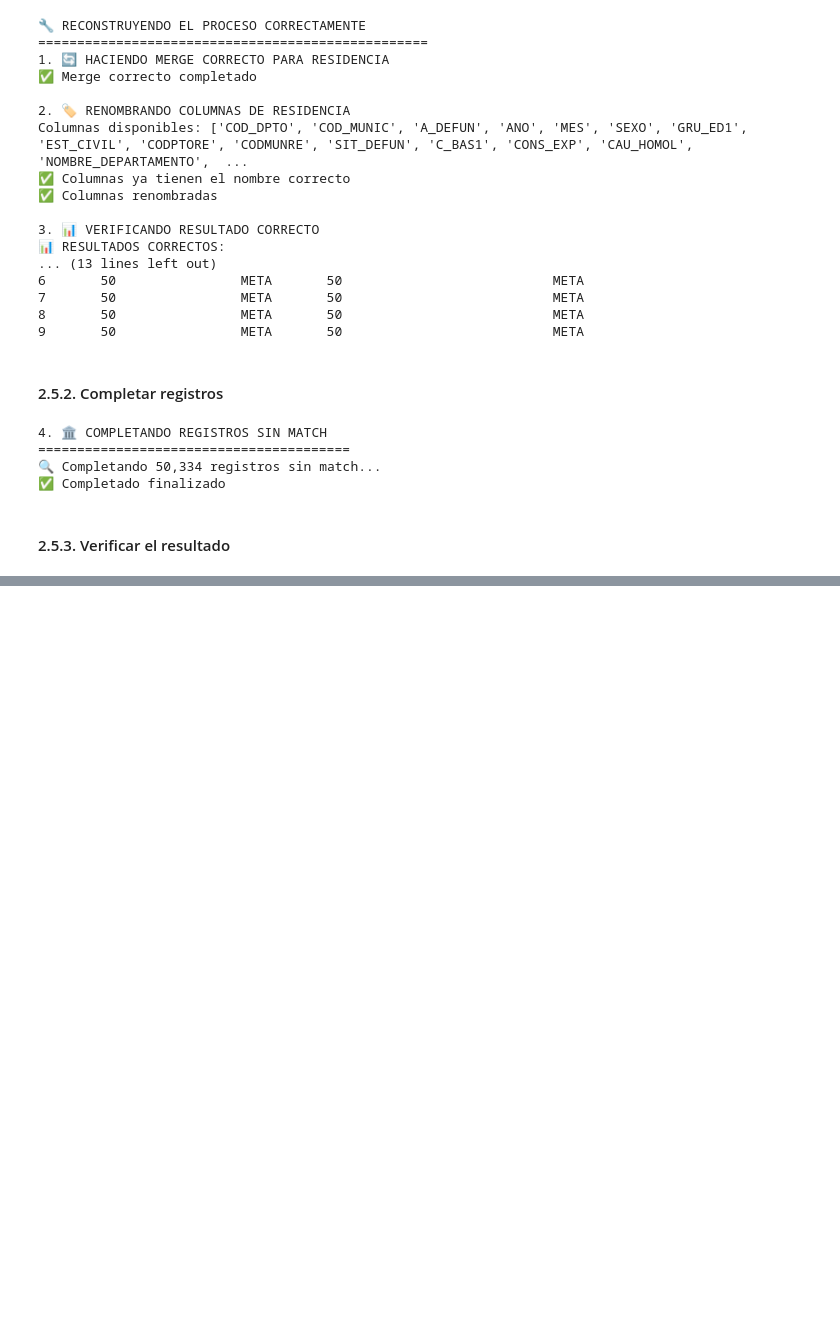
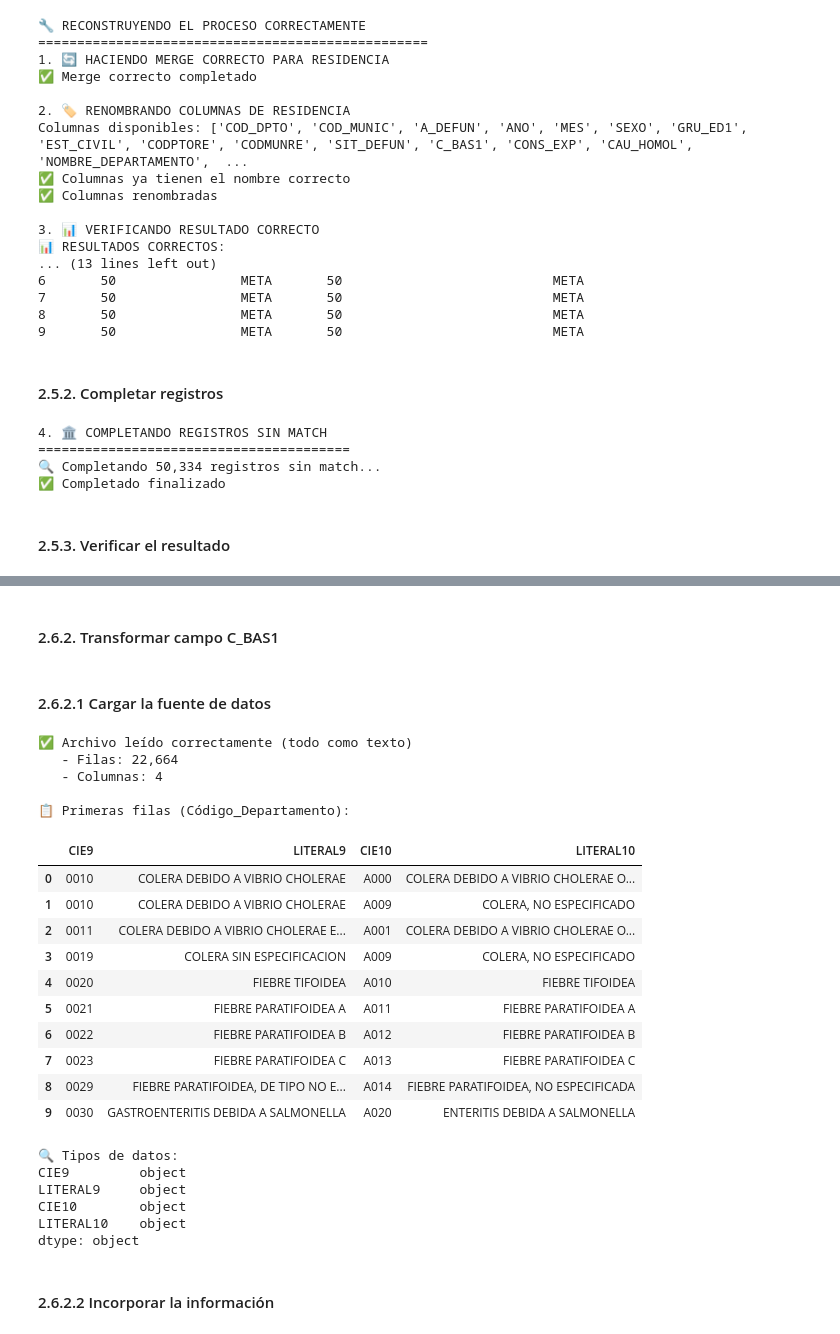
Before and after one commit to Geral2001/Proyecto_DSA, a Jupyter notebook: Analisis_Exploratorio_Datos.ipynb, the cells around one changed output, grey strips where cells are left out. Saved outputs shown, nothing was run; the diff lists cells and outputs as text; code cells hidden in the pictures; blank space fills up the shorter version.

```diff
--- a/Analisis_Exploratorio_Datos.ipynb
+++ b/Analisis_Exploratorio_Datos.ipynb
@@ -782,0 +966,52 @@ TypeError: unsupported operand type(s) for +: 'int' and 'str'
+# %% [markdown]
+#### 2.6.2. Transformar campo C_BAS1
+# %% [markdown]
+#### 2.6.2.1 Cargar la fuente de datos
+# %%
+# Ruta del archivo CIE (Clasificacin Internacional de Enfermedades)
+ruta_archivo = "data/raw/Referenciales/CIE_9_10.xls"
+
+# Leer todo como texto para preservar formatos
+try:
+    CIE = pd.read_excel(
+        ruta_archivo
+    )
+    print(f"✅ Archivo leído correctamente (todo como texto)")
+    print(f"   - Filas: {len(CIE):,}")
+    print(f"   - Columnas: {len(CIE.columns)}")
+
+    # Verificar que se mantienen los formatos
+    print(f"\n📋 Primeras filas (Código_Departamento):")
+    display(CIE.head(10))
+    print("\n")
+
+    print(f"\n🔍 Tipos de datos:")
+    print(CIE.dtypes)
+
+except Exception as e:
+    print(f"❌ Error: {e}")
+# %% [output]
+✅ Archivo leído correctamente (todo como texto)
+   - Filas: 22,664
+   - Columnas: 4
+
+📋 Primeras filas (Código_Departamento):
+|  | CIE9 | LITERAL9 | CIE10 | LITERAL10 |
+| 0 | 0010 | COLERA DEBIDO A VIBRIO CHOLERAE | A000 | COLERA DEBIDO A VIBRIO CHOLERAE O... |
+| 1 | 0010 | COLERA DEBIDO A VIBRIO CHOLERAE | A009 | COLERA, NO ESPECIFICADO |
+| 2 | 0011 | COLERA DEBIDO A VIBRIO CHOLERAE E... | A001 | COLERA DEBIDO A VIBRIO CHOLERAE O... |
+| 3 | 0019 | COLERA SIN ESPECIFICACION | A009 | COLERA, NO ESPECIFICADO |
+| 4 | 0020 | FIEBRE TIFOIDEA | A010 | FIEBRE TIFOIDEA |
+| 5 | 0021 | FIEBRE PARATIFOIDEA A | A011 | FIEBRE PARATIFOIDEA A |
+| 6 | 0022 | FIEBRE PARATIFOIDEA B | A012 | FIEBRE PARATIFOIDEA B |
+| 7 | 0023 | FIEBRE PARATIFOIDEA C | A013 | FIEBRE PARATIFOIDEA C |
+| 8 | 0029 | FIEBRE PARATIFOIDEA, DE TIPO NO E... | A014 | FIEBRE PARATIFOIDEA, NO ESPECIFICADA |
+| 9 | 0030 | GASTROENTERITIS DEBIDA A SALMONELLA | A020 | ENTERITIS DEBIDA A SALMONELLA |
+🔍 Tipos de datos:
+CIE9         object
+LITERAL9     object
+CIE10        object
+LITERAL10    object
+dtype: object
+# %% [markdown]
+#### 2.6.2.2 Incorporar la información
```
Also changed, not shown: parts of 16 cells of this notebook, 1 other file.
